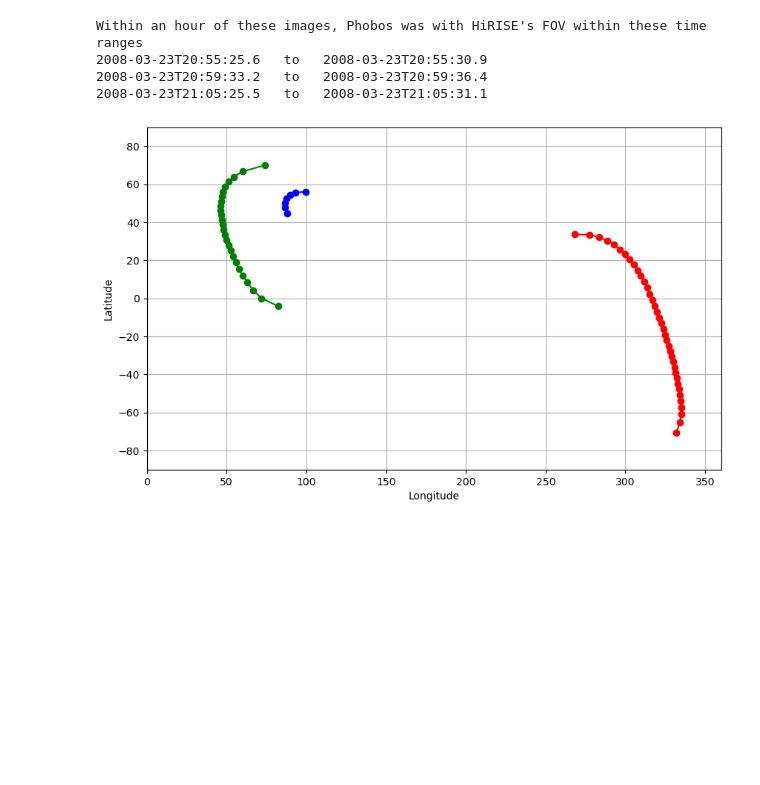
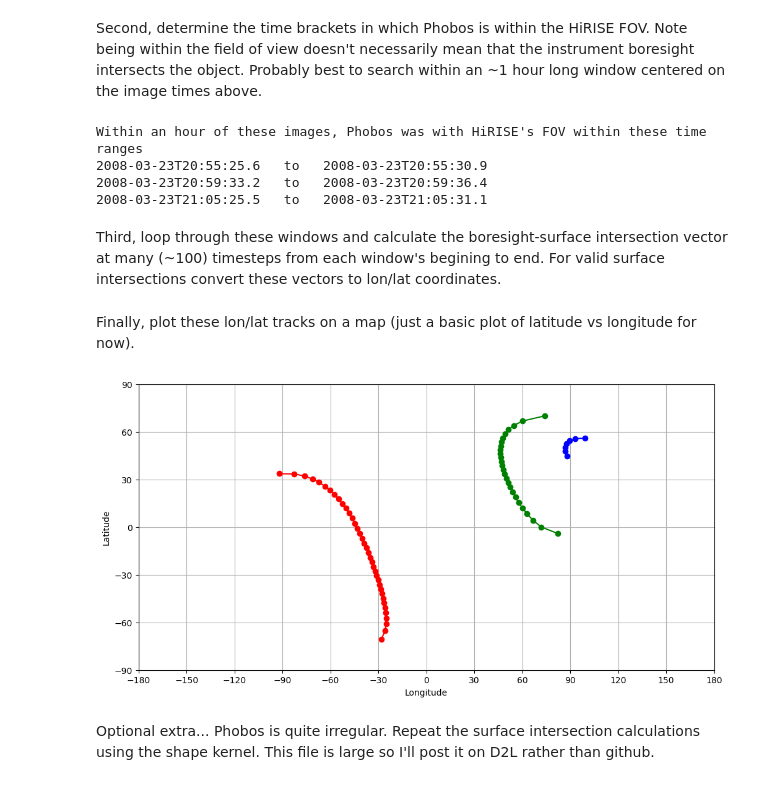
Before and after one commit to shanebyrneonmars/PTYS551_2024, a Jupyter notebook: LAB1/PTYS_551_SPICE_example3_HiRISE_Phobos.ipynb, the cells around one changed output. Saved outputs shown, nothing was run; the diff lists cells and outputs as text; code cells hidden in the pictures; blank space fills up the shorter version.

```diff
--- a/LAB1/PTYS_551_SPICE_example3_HiRISE_Phobos.ipynb
+++ b/LAB1/PTYS_551_SPICE_example3_HiRISE_Phobos.ipynb
@@ -49 +51,3 @@ with spice.no_found_check():
+# %% [markdown]
+Second, determine the time brackets in which Phobos is within the HiRISE FOV. Note being within the field of view doesn't necessarily mean that the instrument boresight intersects the object. Probably best to search within an ~1 hour long window centered on the image times above.
 # %%
@@ -62,6 +65,8 @@ Within an hour of these images, Phobos was with HiRISE's FOV within these time r
 2008-03-23T20:55:25.6   to   2008-03-23T20:55:30.9
 2008-03-23T20:59:33.2   to   2008-03-23T20:59:36.4
 2008-03-23T21:05:25.5   to   2008-03-23T21:05:31.1
+# %% [markdown]
+Third, loop through these windows and calculate the boresight-surface intersection vector at many (~100) timesteps from each window's begining to end. For valid surface intersections convert these vectors to lon/lat coordinates.
 # %%
 tracks = np.full([spice.wncard(ww),2,100],np.nan)
 
@@ -74,18 +79,27 @@ for i in range(0,spice.wncard(ww)):
             [spoint, trgepc, srfvec,f] = spice.sincpt('ELLIPSOID','PHOBOS',tim[j], 'IAU_PHOBOS', 'LT+S','MRO',frame, bsight)
             [lon, lat, alt] = spice.recpgr('PHOBOS', spoint, radii[0], (radii[0]-radii[2])/radii[0])
         if f == True:
-            tracks[i,0,j] = 360.0 - lon*180/np.pi
+            londeg = 360.0 - lon*180/np.pi
+            if londeg > 180:
+                londeg -= 360
+            tracks[i,0,j] = londeg
             tracks[i,1,j] = lat*180/np.pi
+# %% [markdown]
+Finally, plot these lon/lat tracks on a map (just a basic plot of latitude vs longitude for now).
 # %%
-plt.figure(figsize=(10, 6))
+plt.figure(figsize=(12, 6))
 plt.plot(tracks[0,0,:], tracks[0,1,:], marker='o', linestyle='-', color='b')
 plt.plot(tracks[1,0,:], tracks[1,1,:], marker='o', linestyle='-', color='r')
 plt.plot(tracks[2,0,:], tracks[2,1,:], marker='o', linestyle='-', color='g')
 plt.xlabel('Longitude')
 plt.ylabel('Latitude')
 plt.grid(True)
-plt.xlim([0,360])
+plt.xlim([-180,180])
 plt.ylim([-90,90])
+plt.xticks(np.arange(-180, 181, 30))
+plt.yticks(np.arange(-90, 91, 30))
 plt.show()
 # %% [output]
-[figure, old version]
+[figure, new version]
+# %% [markdown]
+Optional extra... Phobos is quite irregular. Repeat the surface intersection calculations using the shape kernel. This file is large so I'll post it on D2L rather than github.
```
Also changed, not shown: parts of 9 cells of this notebook.
